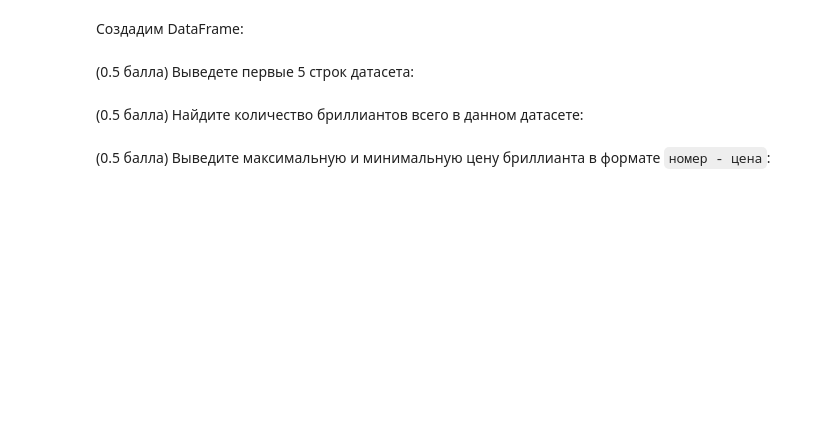
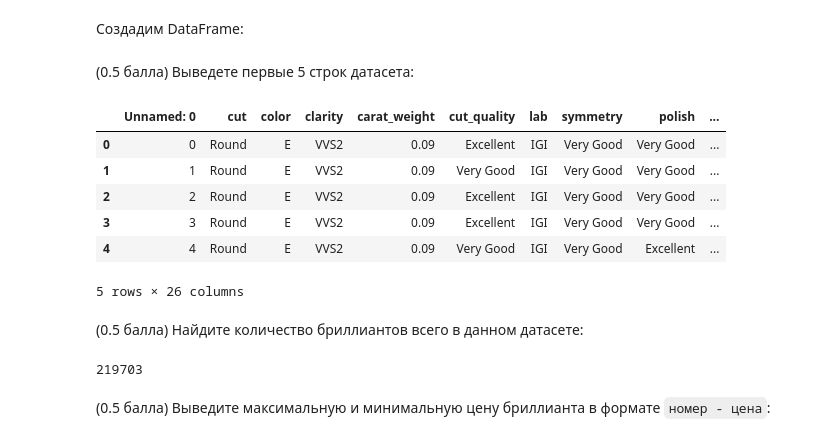
Before and after one commit to khuzin-e/mipt-sem2-python-lab, a Jupyter notebook: lab_work.ipynb, the cells around one changed output. Saved outputs shown, nothing was run; the diff lists cells and outputs as text; code cells hidden in the pictures; blank space fills up the shorter version.

```diff
--- a/lab_work.ipynb
+++ b/lab_work.ipynb
@@ -210,2 +209,12 @@ diamonds = pd.read_csv("diamonds.csv")
+# %%
+diamonds.head(5)
+# %% [output]
+|  | Unnamed: 0 | cut | color | clarity | carat_weight | cut_quality | lab | symmetry | polish | ... |
+| 0 | 0 | Round | E | VVS2 | 0.09 | Excellent | IGI | Very Good | Very Good | ... |
+| 1 | 1 | Round | E | VVS2 | 0.09 | Very Good | IGI | Very Good | Very Good | ... |
+| 2 | 2 | Round | E | VVS2 | 0.09 | Excellent | IGI | Very Good | Very Good | ... |
+| 3 | 3 | Round | E | VVS2 | 0.09 | Excellent | IGI | Very Good | Very Good | ... |
+| 4 | 4 | Round | E | VVS2 | 0.09 | Very Good | IGI | Very Good | Excellent | ... |
+5 rows × 26 columns
 # %% [markdown]
 (0.5 балла) Найдите количество бриллиантов всего в данном датасете:
@@ -214,2 +221,6 @@ diamonds = pd.read_csv("diamonds.csv")
+# %%
+diamonds.shape[0]
+# %% [output]
+219703
 # %% [markdown]
 (0.5 балла) Выведите максимальную и минимальную цену бриллианта в формате `номер - цена`:
```
Also changed, not shown: parts of 32 cells of this notebook.
